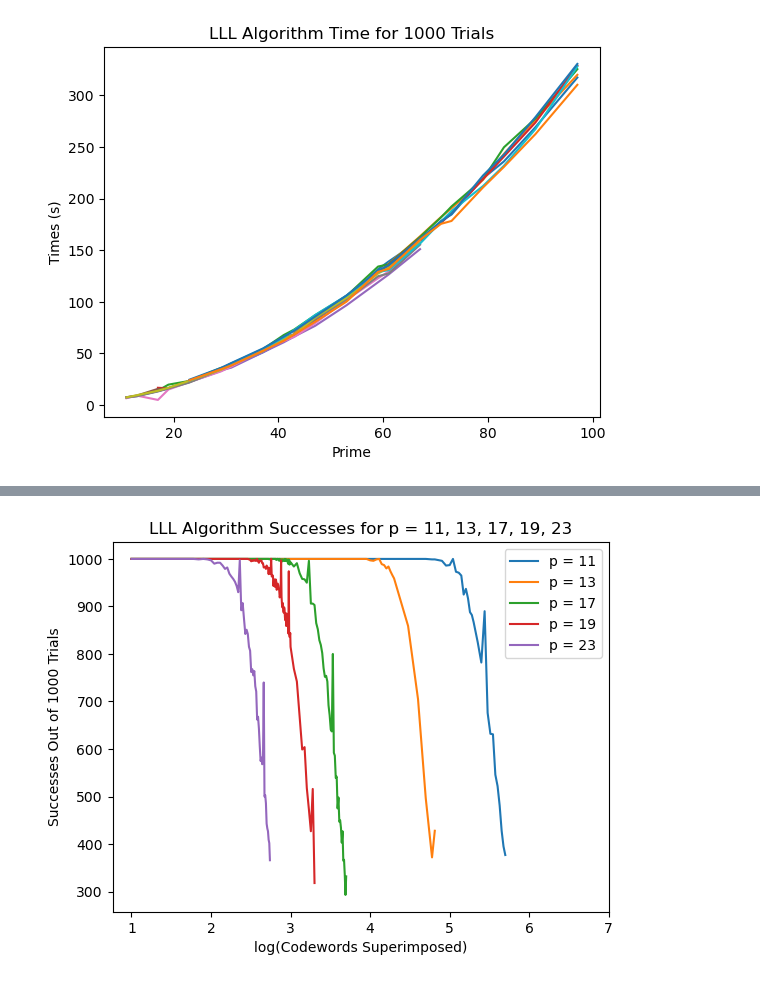
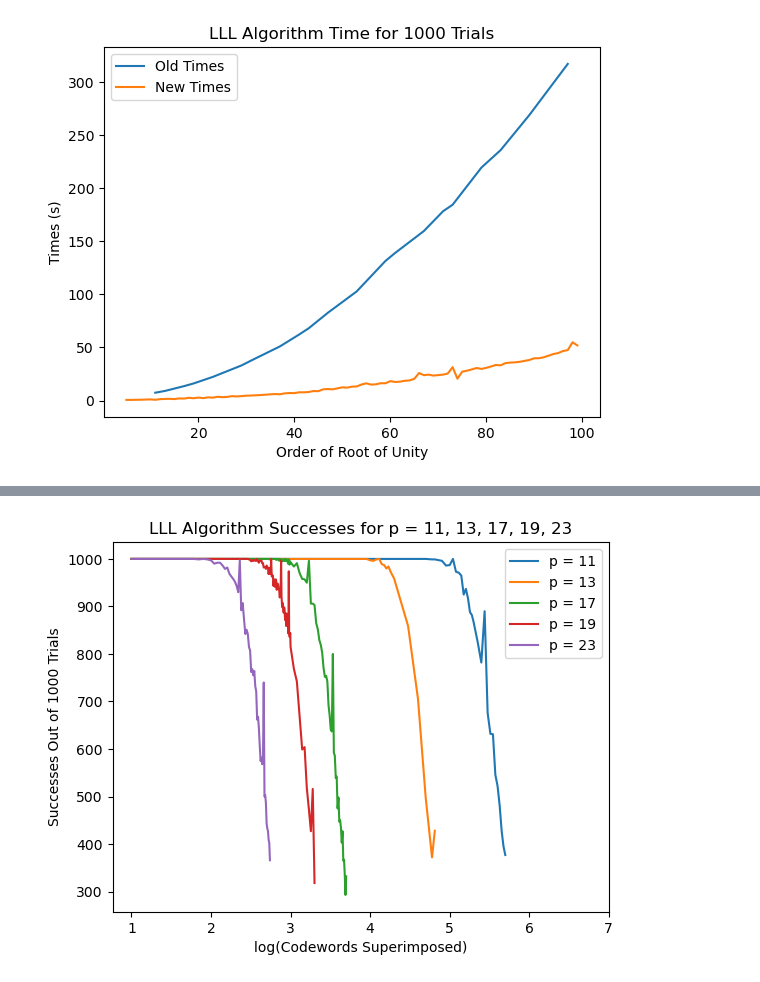
Before and after one commit to Dillybar3141/Cyclotomic-Integer-Approximation, a Jupyter notebook: lll.ipynb, the cells around one changed output, grey strips where cells are left out. Cells and saved outputs as stored; diff of their text form; code cells hidden in the pictures.

```diff
--- a/lll.ipynb
+++ b/lll.ipynb
@@ -281,39 +247,34 @@ KeyboardInterrupt:
 # %%
-### Plot algorithm times
+### Plot algorithm times for old code and new code
 
-primes1 = [11, 13, 17, 19, 23, 29, 31, 37, 41, 43, 47, 53, 59, 61, 67, 71, 73, 79, 83, 89, 97]
-y1 = [7.39, 9.03, 13.57, 16.12, 22.28, 33.12, 37.69, 51.03, 62.22, 68.12, 82.75, 102.83, 131.57, 139.03, 159.72, 178.36, 184.52, 219.53, 235.96, 269.08, 317.2]
-primes2 = [43, 47, 53, 59, 61, 67, 71, 73, 79, 83, 89, 97]
-y2 = [70.57, 83.54, 105.48, 128.69, 136.67, 163.46, 182.18, 190.58, 218.12, 243.28, 276.19, 319.81]
-primes3 = [17, 19, 23, 29, 31, 37, 41, 43, 47, 53, 59, 61, 67, 71, 73, 79, 83, 89, 97]
-y3 = [14.08, 19.81, 23.41, 35.98, 38.23, 54.1, 67.84, 73.2, 87.13, 105.78, 134.18, 136.31, 162.83, 181.77, 192.35, 218.69, 249.65, 277.42, 325.29]
-y4 = [16.76, 16.34, 23.5, 35.46, 40.27, 53.13, 65.43, 68.38, 84.14, 105.89, 129.19, 133.91, 159.11, 176.45, 185.99, 218.89, 240.68, 273.58, 328.75]
-primes5 = [11, 13, 17, 19, 23, 29, 31, 37, 41, 43, 47, 53, 59, 61, 67]
-y5 = [7.68, 8.55, 13.71, 16.28, 22.88, 33.63, 36.28, 51.04, 60.79, 66.36, 76.79, 96.77, 119.01, 126.43, 151.02]
-y6 = [7.6, 9.27, 15.74, 16.44, 22.61, 34.04, 38.88, 52.53, 64.36, 68.41, 81.93, 104.66, 128.65, 136.04, 161.69]
-y7 = [6.69, 9.2	, 5.02, 15.09, 22.28, 32.57, 37.28, 53.33, 62.09, 65.99, 79.3, 101.91, 122.87, 129.3, 158.48]
-y8 = [7.26, 8.65, 13.2, 16.09, 21.85, 34.56, 38.6, 52.81, 64.07, 68.83, 83.43, 101.96, 124.82, 127.44, 155.34]
-y9 = [7.5, 9.62, 13.91, 16.83, 23.56, 34.13, 38.78, 52.3, 64.21, 68.49, 84.68, 104.02, 127.4, 133.18, 157.4]
-primes10 = [23, 29, 31, 37, 41, 43, 47, 53, 59, 61, 67, 71, 73, 79, 83, 89, 97]
-y10 = [23.92, 35.08, 40.37, 54.3, 65.49, 72.66, 87.27, 106.11, 128.99, 130.59, 156.43, 177.59, 187.93, 212.07, 231.79, 267.18, 327.89]
-y11 = [24.59, 35.97, 40.75, 54.77, 66.35, 71.99, 85.75, 106.26, 130.17, 135.28, 161.2, 177.51, 185.21, 222.26, 242.55, 278.79, 330.36]
-y12 = [24.01, 34.7, 38.5, 52.59, 62.29, 68.35, 80.7, 100.25, 129.07, 131.77, 160.13, 175.53, 178.31, 210.72, 230.7, 262.39, 310.14]
-plt.plot(primes1, y1)
-plt.plot(primes2, y2)
-plt.plot(primes3, y3)
-plt.plot(primes3, y4)
-plt.plot(primes5, y5)
-plt.plot(primes5, y6)
-plt.plot(primes5, y7)
-plt.plot(primes5, y8)
-plt.plot(primes5, y9)
-plt.plot(primes10, y10)
-plt.plot(primes10, y11)
-plt.plot(primes10, y12)
+primes = [11, 13, 17, 19, 23, 29, 31, 37, 41, 43, 47, 53, 59, 61, 67, 71, 73, 79, 83, 89, 97]
+y_old = [7.39, 9.03, 13.57, 16.12, 22.28, 33.12, 37.69, 51.03, 62.22, 68.12, 82.75, 102.83, 131.57, 139.03, 159.72, 178.36, 184.52, 219.53, 235.96, 269.08, 317.2]
+orders = np.arange(5, 100)
+y_new = [
+    0.618, 0.592, 0.723, 0.804, 0.926, 1.082,
+    0.743, 1.326, 1.495, 1.605, 1.397, 1.997,
+    1.836, 2.602, 2.190, 2.808, 2.301, 3.006,
+    2.751, 3.533, 3.182, 3.444, 4.147, 3.884,
+    4.187, 4.590, 4.722, 4.969, 5.174, 5.530,
+    5.858, 6.137, 5.899, 6.770, 7.089, 6.985,
+    7.793, 7.721, 8.064, 8.984, 8.825, 10.560,
+    10.855, 10.569, 11.496, 12.439, 12.154, 13.076,
+    13.272, 15.096, 16.231, 15.027, 15.292, 16.318,
+    16.279, 18.254, 17.521, 17.766, 18.615, 18.937,
+    20.446, 25.922, 23.943, 24.390, 23.534, 23.990,
+    24.396, 25.519, 31.465, 20.600, 27.235, 28.129,
+    29.351, 30.667, 29.793, 30.806, 32.101, 33.531,
+    33.187, 35.240, 35.786, 36.028, 36.525, 37.391,
+    38.218, 39.824, 39.887, 40.784, 42.277, 43.828,
+    44.749, 46.626, 47.544, 54.902, 51.937
+]
+plt.plot(primes, y_old, label="Old Times")
+plt.plot(orders, y_new, label="New Times")
 plt.title("LLL Algorithm Time for 1000 Trials")
-plt.xlabel("Prime")
+plt.xlabel("Order of Root of Unity")
 plt.ylabel("Times (s)")
+plt.legend()
 plt.show()
 # %% [output]
-[figure, old version]
+[figure, new version]
 # %%
```
Also changed, not shown: parts of 8 cells of this notebook.
